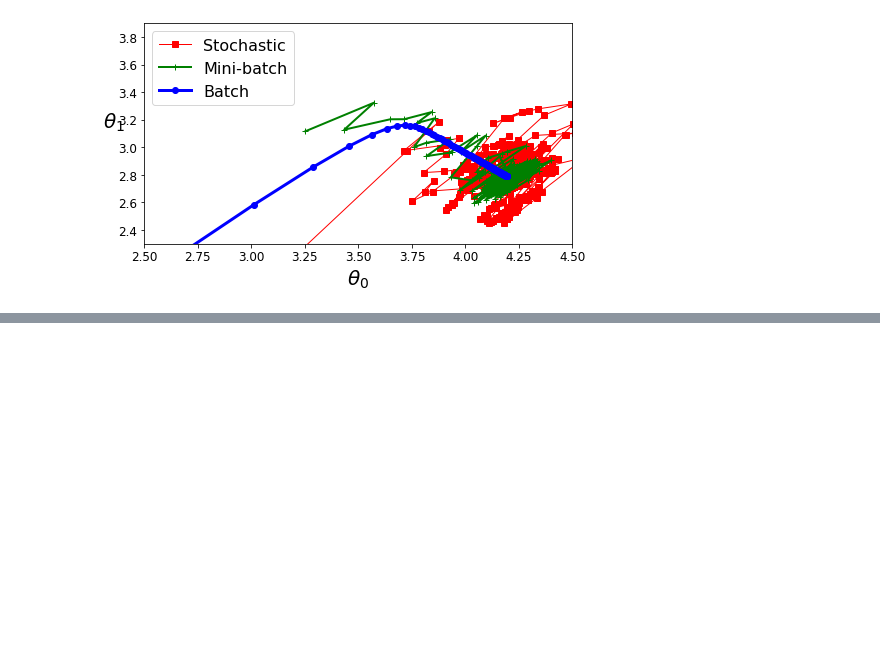
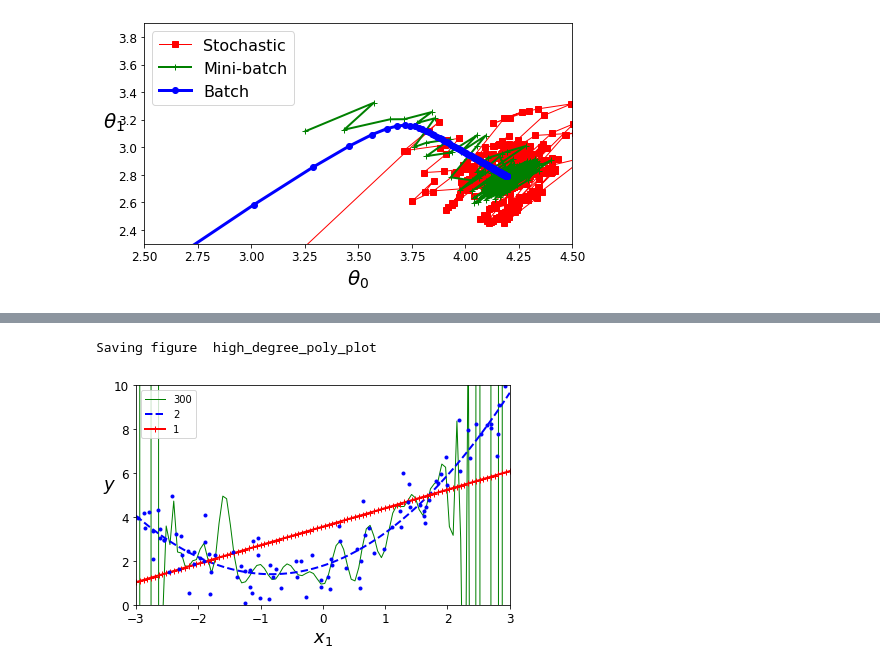
Before and after one commit to SMS-NED16/FYP-DL, a Jupyter notebook: ML-Hands-On/04_training_models/04_Training_Models_Examples.ipynb, the cells around one changed output, grey strips where cells are left out. Cells and saved outputs as stored; diff of their text form; code cells hidden in the pictures; blank space fills up the shorter version.

```diff
--- a/ML-Hands-On/04_training_models/04_Training_Models_Examples.ipynb
+++ b/ML-Hands-On/04_training_models/04_Training_Models_Examples.ipynb
@@ -441,0 +553,46 @@ Saving figure  gradient_descent_paths_plot
+# %%
+# Instantiating original data for all models
+m = 100
+X = 6 * np.random.rand(m, 1) - 3
+y = 0.5 * X**2 + X + 2 + np.random.randn(m, 1)
+# %%
+# Creating a list of all models to train and plot with degrees and styles
+model_list = (('g-', 1, 300), ('b--', 2, 2), ('r-+', 2, 1))
+# %%
+for style, width, degree in model_list:
+    # Instantiate polynomial feature transformer of the right degree
+    poly_big_features = PolynomialFeatures(degree=degree, include_bias=False)
+
+    # Instantiate standard scaler (b/c different degrees -> different ranges of feature values)
+    standard_scaler = StandardScaler()
+
+    # Instantiate a generic linear regression model
+    lin_reg = LinearRegression()
+
+    # Create a pipeline that transforms to polynomial features, scales them, and uses the to fit a lin model
+    polynomial_regression = Pipeline([
+        ('poly_features', poly_big_features),
+        ('std_scaler', standard_scaler),
+        ('lin_reg', lin_reg)
+    ])
+
+    # Fit the model after performing the transformation defined in the pipeline
+    polynomial_regression.fit(X, y)
+
+    # Record predictions
+    y_new_big = polynomial_regression.predict(X_new)
+
+    # Plot
+    plt.plot(X_new, y_new_big, style, label=str(degree), linewidth=width)
+
+
+# Plot the original data
+plt.plot(X, y, 'b.', linewidth=3)
+plt.legend(loc='upper left')
+plt.xlabel('$x_1$', fontsize=18)
+plt.ylabel('$y$', fontsize=18, rotation=0)
+plt.axis([-3, 3, 0, 10])
+save_fig('high_degree_poly_plot')
+# %% [output]
+Saving figure  high_degree_poly_plot
+[figure, added]
```
Also changed, not shown: parts of 30 cells of this notebook.
